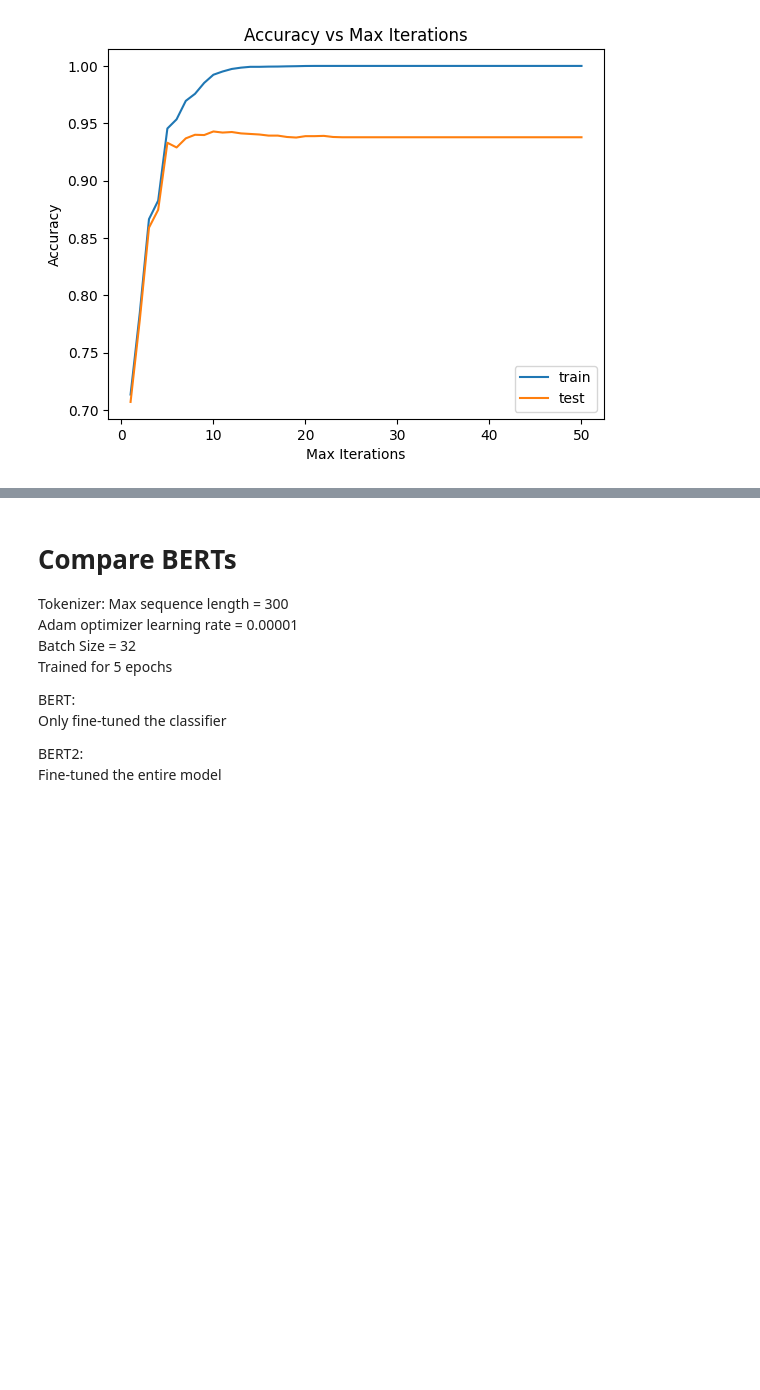
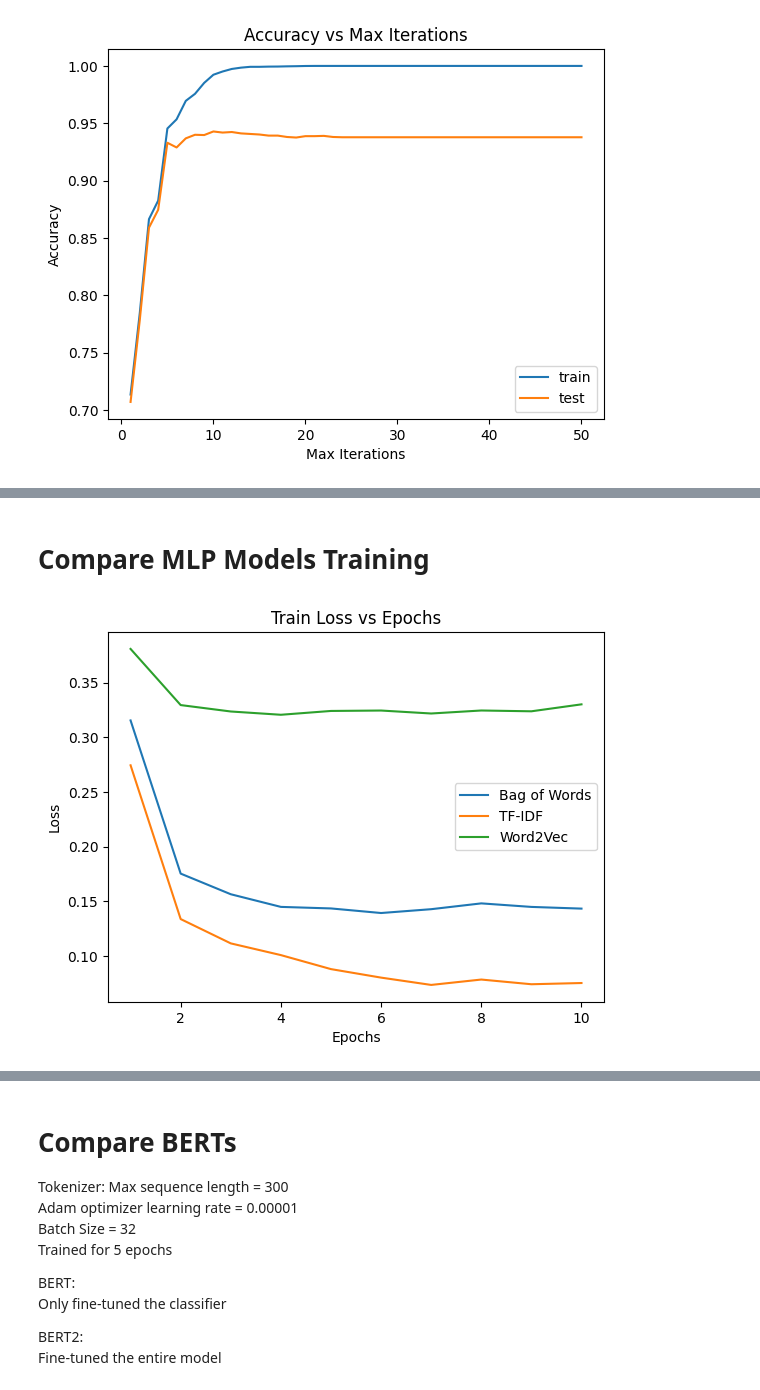
Before and after one commit to abdeliibrahim/ecs271_project, a Jupyter notebook: graphs.ipynb, the cells around one changed output, grey strips where cells are left out. Saved outputs shown, nothing was run; the diff lists cells and outputs as text; code cells hidden in the pictures; blank space fills up the shorter version.

```diff
--- a/graphs.ipynb
+++ b/graphs.ipynb
@@ -35,0 +52,21 @@ plt.show()
+# %% [markdown]
+# Compare MLP Models Training
+# %%
+epochs = list(range(1, 11))
+mlp_bow_results = pd.read_csv("./results/mlp_bow.csv")
+mlp_tfidf_results = pd.read_csv("./results/mlp_tfidf.csv")
+mlp_word2vec_results = pd.read_csv("./results/mlp_word2vec.csv")
+
+
+plt.plot(epochs, mlp_bow_results["loss"], label = "Bag of Words")
+plt.plot(epochs, mlp_tfidf_results["loss"], label = "TF-IDF")
+plt.plot(epochs, mlp_word2vec_results["loss"], label = "Word2Vec")
+
+plt.xlabel("Epochs")
+plt.ylabel("Loss")
+plt.title("Train Loss vs Epochs")
+plt.legend()
+
+plt.show()
+# %% [output]
+[figure, added]
```
Also changed, not shown: parts of 8 cells of this notebook, 5 other files.
